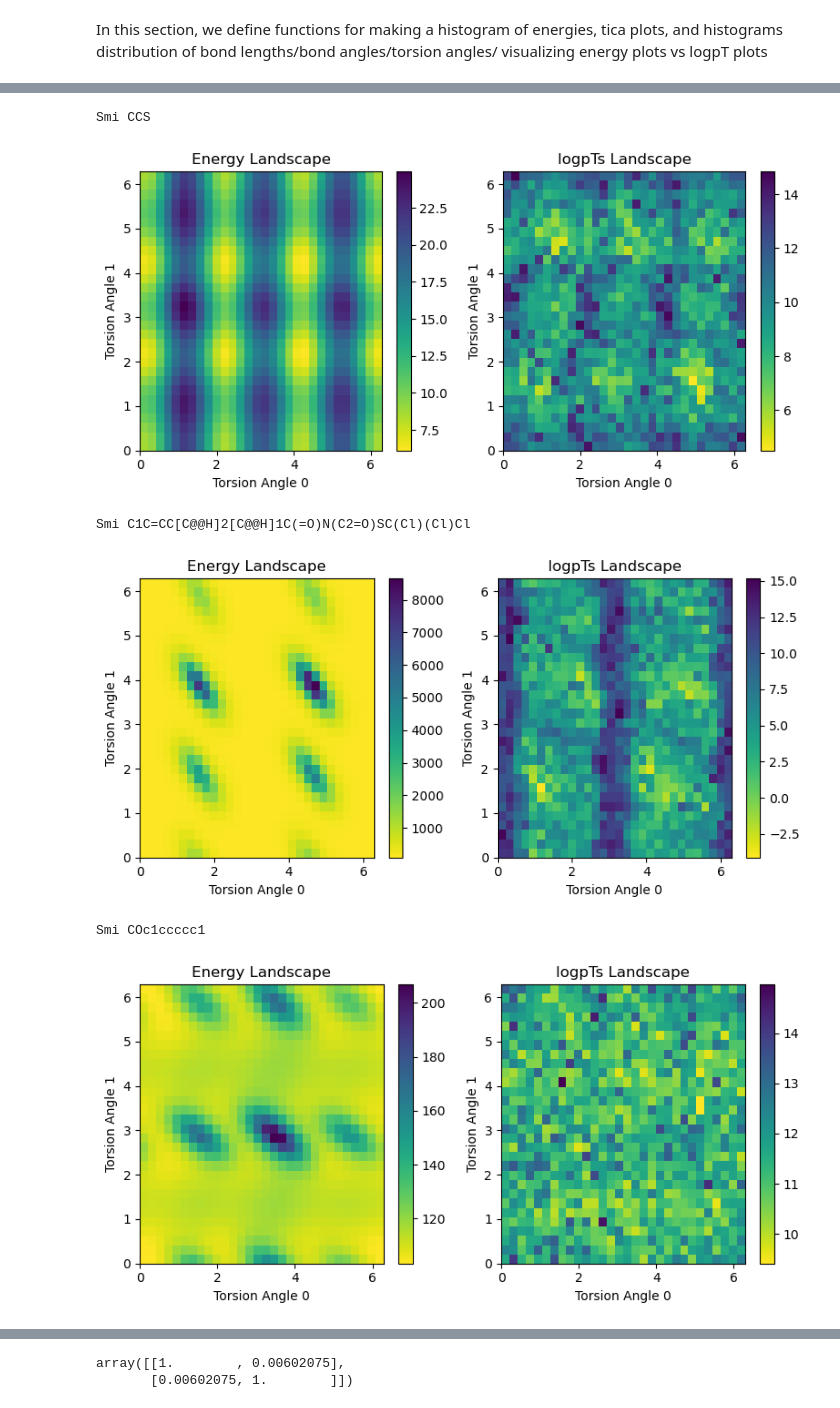
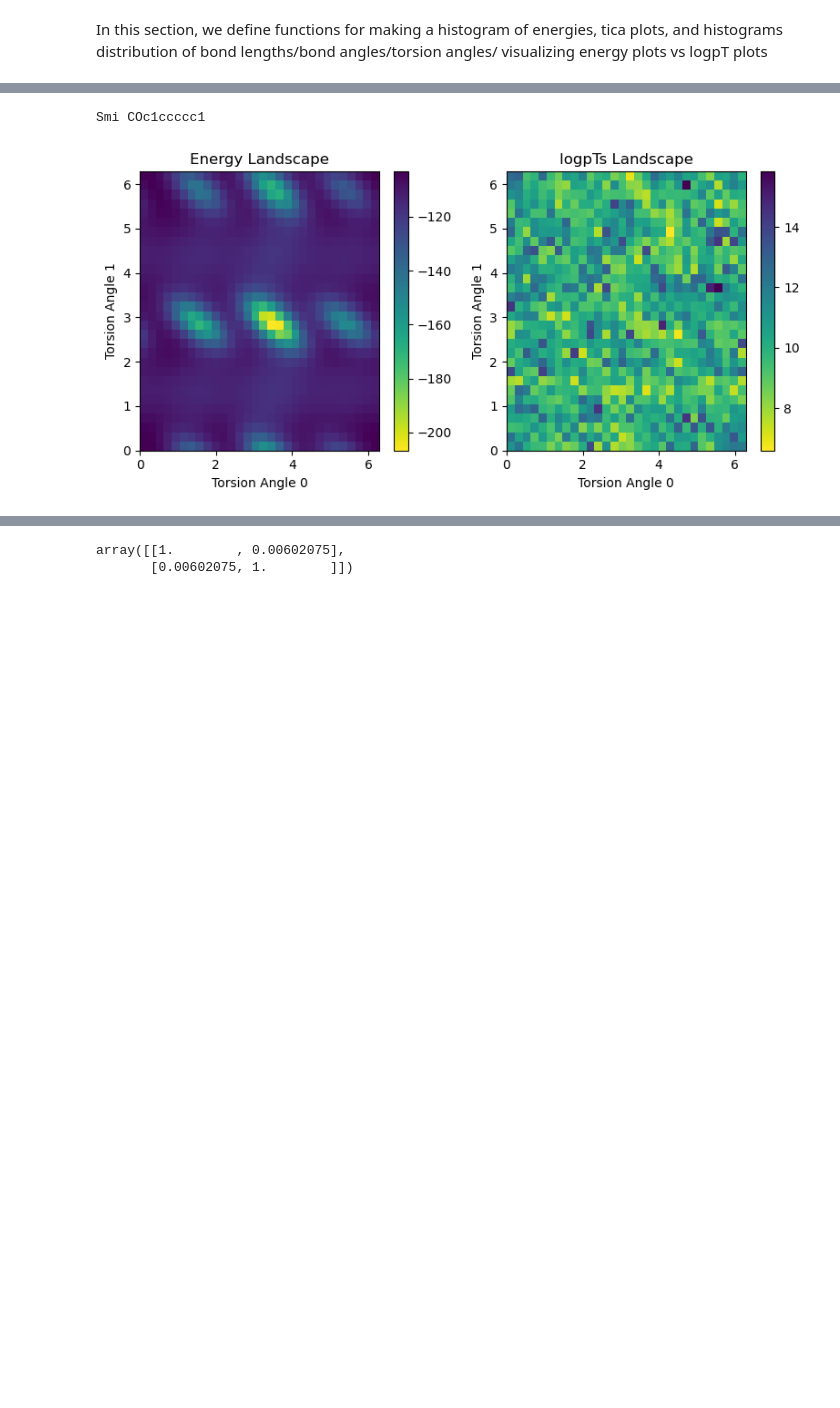
Before and after one commit to LenaNehale/torsional-diffusion, a Jupyter notebook: playground.ipynb, the cells around one changed output, grey strips where cells are left out. Saved outputs shown, nothing was run; the diff lists cells and outputs as text; code cells hidden in the pictures; blank space fills up the shorter version.

```diff
--- a/playground.ipynb
+++ b/playground.ipynb
@@ -280,10 +280,10 @@ logrew_clamp = -1e5
 n_smis_batch = 1
 energy_fn, seed, p_replay, p_expl, diffusion_steps, batch_size = 'mmff', 0, 0.0, 0.0, 20, 1024
 #smis = " CCS  C1C=CC[C@@H]2[C@@H]1C(=O)N(C2=O)SC(Cl)(Cl)Cl  COc1ccccc1  CC(=C)c1ccccc1  CCc1cccc2c1cccc2".split()
-smis = " COc1ccccc1  CC(=C)c1ccccc1".split()
+smis = "COc1ccccc1".split()
 limit_train_mols = len(smis)
-max_n_local_structures = 32
-train_mode = 'diffusion'
+max_n_local_structures = 1
+train_mode = 'gflownet'
 # %%
 from gflownet.make_eval_plots import *
 
@@ -314,37 +305,33 @@ make_localstructures_histograms(generated_stuff, exp_path, label = 'train')
 # Visualize the logpTs landscape vs the ground truth energy for a molecule with 2 torsion angles
 import itertools
 steps = 20
 num_points = 30
 num_trajs = 16
 for smi in smis:
     print('Smi', smi)
     data = make_dataset_from_smi([smi], init_positions_path= "/home/mila/l/lena-nehale.ezzine/ai4mols/torsional-diffusion/data/md_trajs_dict.pkl" , n_local_structures = 1, max_n_local_structures=1)[0][0]
     num_torsion_angles = len(data.mask_rotate)
     for ix0, ix1 in itertools.combinations(range(num_torsion_angles), 2):
         energy_landscape, logpTs = get_2dheatmap_array_and_pt(data, model, sigma_min, sigma_max,  steps, device, num_points, ix0 = ix0, ix1 = ix1, energy_fn = energy_fn, ode = False, num_trajs = num_trajs, T = T  , get_pt = True)
 
 
         fig, ax = plt.subplots(1, 2, figsize=(8, 4))
 
         # Plot energy landscape
-        ax[0].imshow(np.array(energy_landscape).transpose() / T, extent=[0, 2 * np.pi, 0, 2 * np.pi], origin='lower', aspect='auto', cmap='viridis_r', vmin=np.min(energy_landscape) / T, vmax=np.max(energy_landscape) / T)
+        ax[0].imshow( - np.array(energy_landscape).transpose() / T, extent=[0, 2 * np.pi, 0, 2 * np.pi], origin='lower', aspect='auto', cmap='viridis_r', vmin= - np.max(energy_landscape) / T, vmax= - np.min(energy_landscape) / T)
         ax[0].set_title('Energy Landscape')
         ax[0].set_xlabel(f'Torsion Angle {ix0}')
         ax[0].set_ylabel(f'Torsion Angle {ix1}')
         fig.colorbar(ax[0].images[0], ax=ax[0], orientation='vertical')
 
         # Plot logpTs
         ax[1].imshow(np.array(logpTs).transpose(), extent=[0, 2 * np.pi, 0, 2 * np.pi], origin='lower', aspect='auto', cmap='viridis_r', vmin=np.min(logpTs), vmax=np.max(logpTs))
         ax[1].set_title('logpTs Landscape')
         ax[1].set_xlabel(f'Torsion Angle {ix0}')
         ax[1].set_ylabel(f'Torsion Angle {ix1}')
         fig.colorbar(ax[1].images[0], ax=ax[1], orientation='vertical')
         plt.tight_layout()
         plt.show()
 # %% [output]
-Smi CCS
+Smi COc1ccccc1
-[figure, old version]
+[figure, new version]
-Smi C1C=CC[C@@H]2[C@@H]1C(=O)N(C2=O)SC(Cl)(Cl)Cl
-[figure, removed]
-Smi COc1ccccc1
-[figure, removed]
```
Also changed, not shown: parts of 3 cells of this notebook, 5 other files.
